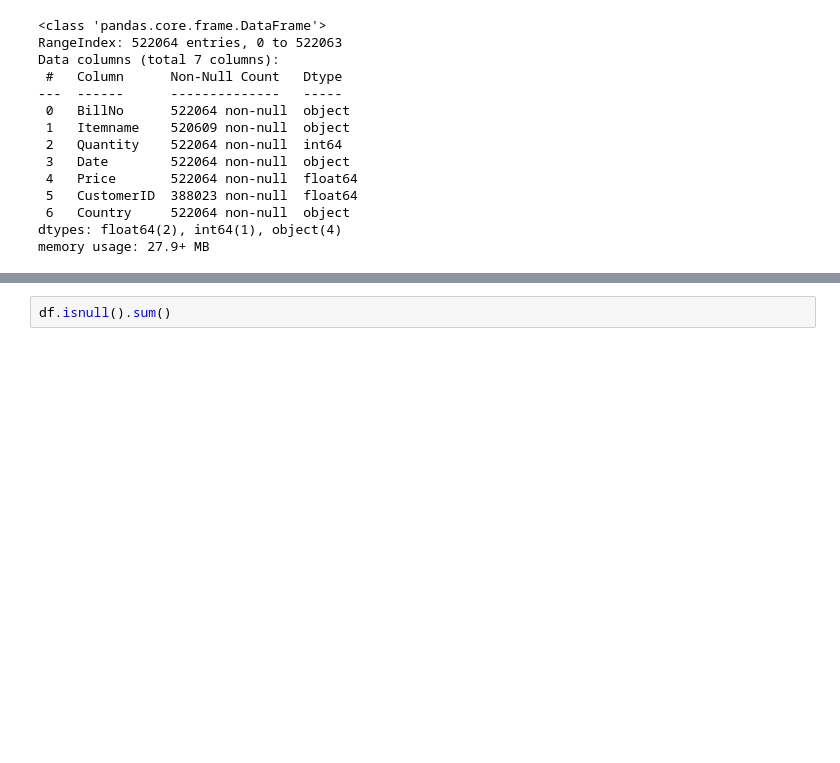
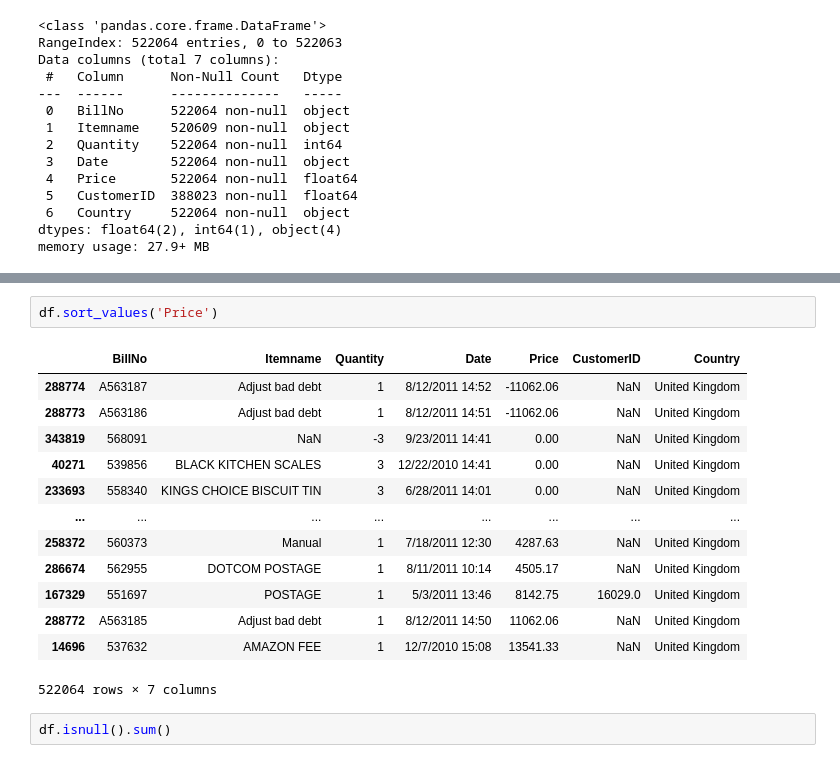
Before and after one commit to quocquann/AssociationRulesMinning, a Jupyter notebook: main.ipynb, the cells around one changed output, grey strips where cells are left out. Cells and saved outputs as stored; diff of their text form; blank space fills up the shorter version.

```diff
--- a/main.ipynb
+++ b/main.ipynb
@@ -41,3 +62,19 @@ memory usage: 27.9+ MB
+# %%
+df.sort_values('Price')
+# %% [output]
+|  | BillNo | Itemname | Quantity | Date | Price | CustomerID | Country |
+| 288774 | A563187 | Adjust bad debt | 1 | 8/12/2011 14:52 | -11062.06 | NaN | United Kingdom |
+| 288773 | A563186 | Adjust bad debt | 1 | 8/12/2011 14:51 | -11062.06 | NaN | United Kingdom |
+| 343819 | 568091 | NaN | -3 | 9/23/2011 14:41 | 0.00 | NaN | United Kingdom |
+| 40271 | 539856 | BLACK KITCHEN SCALES | 3 | 12/22/2010 14:41 | 0.00 | NaN | United Kingdom |
+| 233693 | 558340 | KINGS CHOICE BISCUIT TIN | 3 | 6/28/2011 14:01 | 0.00 | NaN | United Kingdom |
+| ... | ... | ... | ... | ... | ... | ... | ... |
+| 258372 | 560373 | Manual | 1 | 7/18/2011 12:30 | 4287.63 | NaN | United Kingdom |
+| 286674 | 562955 | DOTCOM POSTAGE | 1 | 8/11/2011 10:14 | 4505.17 | NaN | United Kingdom |
+| 167329 | 551697 | POSTAGE | 1 | 5/3/2011 13:46 | 8142.75 | 16029.0 | United Kingdom |
+| 288772 | A563185 | Adjust bad debt | 1 | 8/12/2011 14:50 | 11062.06 | NaN | United Kingdom |
+| 14696 | 537632 | AMAZON FEE | 1 | 12/7/2010 15:08 | 13541.33 | NaN | United Kingdom |
+522064 rows × 7 columns
 # %%
 df.isnull().sum()
 # %% [output]
```
Also changed, not shown: parts of 7 cells of this notebook.
